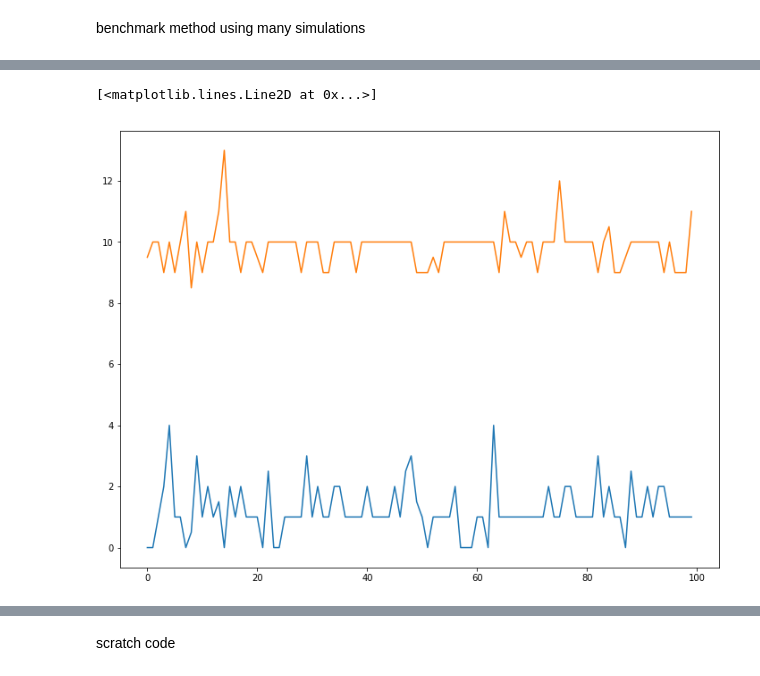
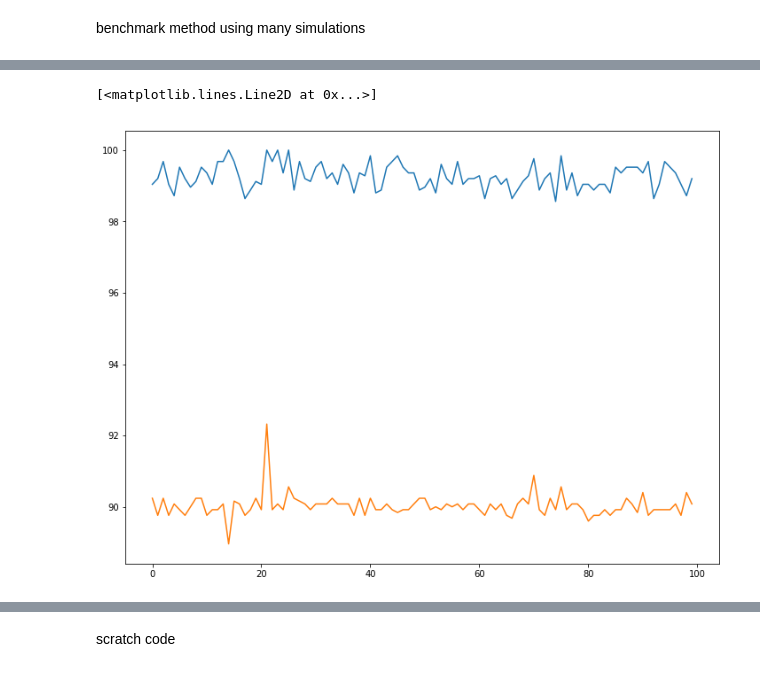
Before and after one commit to rhaksar/filter-large-GMDPs, a Jupyter notebook: message passing.ipynb, the cells around one changed output, grey strips where cells are left out. Saved outputs shown, nothing was run; the diff lists cells and outputs as text; code cells hidden in the pictures.

```diff
--- a/message passing.ipynb
+++ b/message passing.ipynb
@@ -396,7 +396,9 @@ def variational_method(prior, neighbors, grid_size, meas_data, Kmax=1, C=None):
 # %% [markdown]
 run a simulation
 # %%
-np.random.seed(1000+50)
+Kmax = 25
+C = None
+np.random.seed(1000+500)
 
 fire_init = [(int(grid_size/2)+1,int(grid_size/2)+1)]
 sim = FireSimulator(grid_size, alpha=alpha, beta=beta, fire_init=fire_init)
@@ -473,11 +475,11 @@ while not sim.end:
     # algorithm parameters:
     #   Kmax - number of message passing iterations
     #   C - linear approximation constant. C=None uses a piecewise linear approximation
-    belief, t, status = variational_method(belief, neighbors, grid_size, meas_data, Kmax=10, C=None)
+    belief, t, status = variational_method(belief, neighbors, grid_size, meas_data, Kmax=Kmax, C=C)
     total_time.append(t)
     state_est = np.argmax(belief, axis=2)
 
-    if status[0] != 'Converged':
+    if status and status[0] != 'Converged':
         print('[sim step %d] VI did not converge after %d iterations' %(sim.iter,status[1]))
     # elif status[0] == 'Converged':
     #     print('VI converged after %d iterations' %(status[1]))
@@ -591,7 +593,7 @@ ax3 = visualize_forest(ax3, state_est)
 # %% [markdown]
 benchmark method using many simulations
 # %%
-grid_size = 10
+grid_size = 25
 Kparam = 1
 Cparam = None
 
@@ -662,8 +664,8 @@ for s_idx,s in enumerate(range(total_sims)):
         belief, _, status = variational_method(belief, neighbors, grid_size, meas_data, Kmax=Kparam, C=Cparam)
         state_est = np.argmax(belief, axis=2)
 
-        if status and status[0] != 'Converged':
-            print('[seed %d | sim step %d] VI did not converge after %d iterations' %(seed, sim.iter,status[1]))
+        # if status and status[0] != 'Converged':
+        #     print('[seed %d | sim step %d] VI did not converge after %d iterations' %(seed, sim.iter,status[1]))
 
         results[seed]['state_error'].append(np.sum(state_est != sim.state))
         results[seed]['meas_error'].append(np.sum(meas_data != sim.state))
@@ -699,11 +701,11 @@ output.close()
 # %%
-state_error_plot = [np.median(results[s]['state_error'])*100/grid_size**2 for s in results.keys() if isinstance(s, int)]
-meas_error_plot = [np.median(results[s]['meas_error'])*100/grid_size**2 for s in results.keys() if isinstance(s, int)]
+state_error_plot = [(grid_size**2 - np.median(results[s]['state_error']))*100/grid_size**2 for s in results.keys() if isinstance(s, int)]
+meas_error_plot = [(grid_size**2 - np.median(results[s]['meas_error']))*100/grid_size**2 for s in results.keys() if isinstance(s, int)]
 
 fig = plt.figure(figsize=(12,9))
 ax = fig.add_subplot(111)
 ax.plot(state_error_plot)
 ax.plot(meas_error_plot)
 # %% [output]
 [<matplotlib.lines.Line2D at 0x...>]
-[figure, old version]
+[figure, new version]
```
Also changed, not shown: parts of 5 cells of this notebook.
